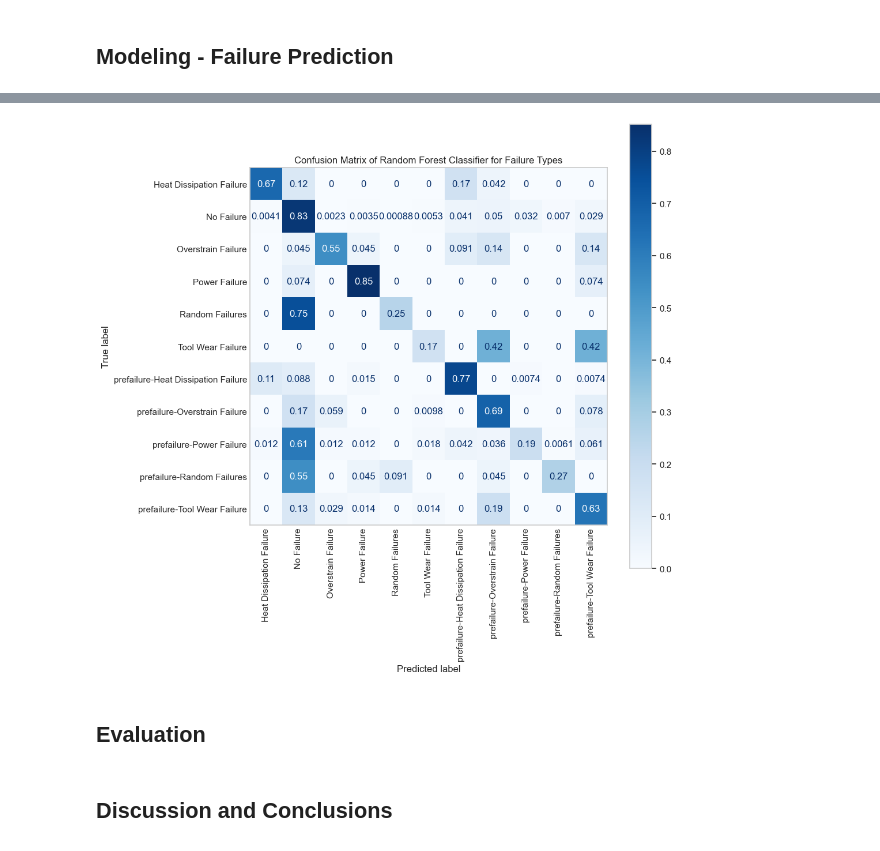
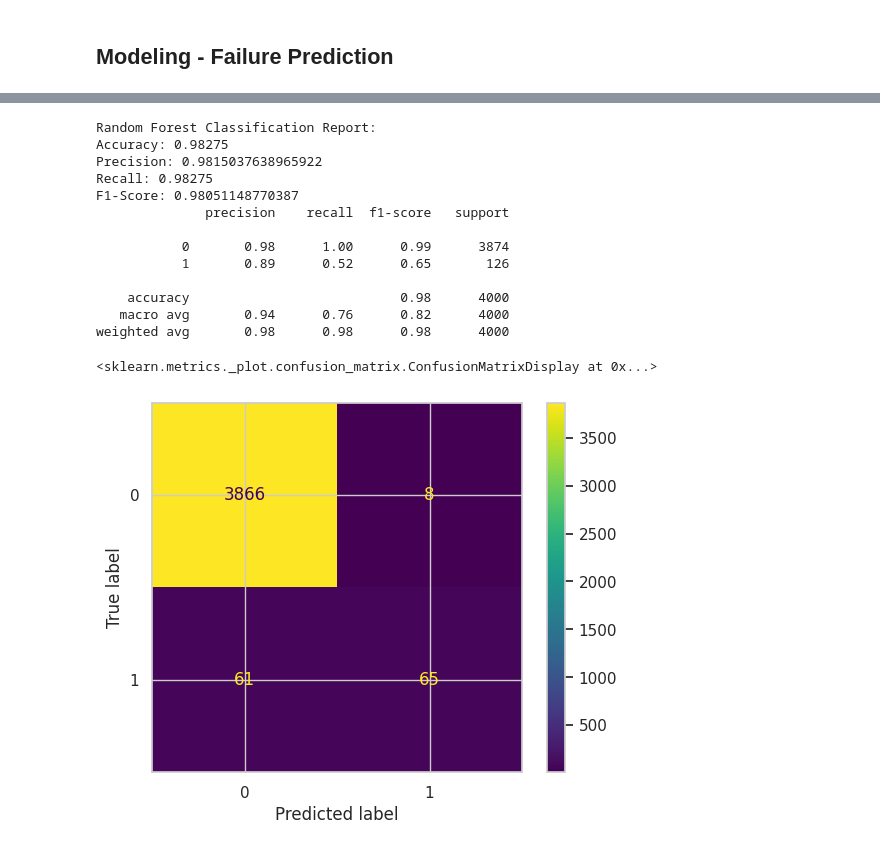
Before and after one commit to elan-wilkinson/Predicting-Manufacturing-Failure-Type, a Jupyter notebook: main.ipynb, the cells around one changed output, grey strips where cells are left out. Saved outputs shown, nothing was run; the diff lists cells and outputs as text; code cells hidden in the pictures.

```diff
--- a/main.ipynb
+++ b/main.ipynb
@@ -438,0 +576,12 @@ Accuracy Score: 78.3 %
+# %%
+# Building the Random Forest
+rf = RandomForestClassifier(random_state=0) # Create Random Forest classifer object
+rf = rf.fit(train_x, train_y) # Train Random Forest Classifer
+# %%
+# Evaluating the RF model
+rf_y_hat = rf.predict(train_x) # Predict the response for train dataset
+rf_y_pred = rf.predict(test_x) # Predict the response for test dataset
+
+# Compute training and test accuracy
+print("Train Accuracy:", metrics.accuracy_score(train_y, rf_y_hat))
+print("Test Accuracy:", metrics.accuracy_score(test_y, rf_y_pred))
@@ -465,19 +613,30 @@ prefailure-Heat Dissipation Failure       0.41      0.77      0.53       136
-# %%
-cm = confusion_matrix(test_y_types, rf_predictions, labels=rf_model.classes_, normalize='true')
-disp = ConfusionMatrixDisplay(confusion_matrix=cm,
-                              display_labels=rf_model.classes_)
-
-
-fig, ax = plt.subplots(figsize=(10,10))
-disp.plot(ax=ax, xticks_rotation='vertical', cmap = plt.cm.Blues)
-plt.grid(False)
-plt.tick_params(axis=u'both', which=u'both',length=0)
-
-plt.title('Confusion Matrix of Random Forest Classifier for Failure Types')
-plt.show()
-# %% [output]
-[figure, removed]
-# %% [markdown]
-## Evaluation
-# %% [markdown]
-## Discussion and Conclusions
+# %%
+# Random Forest
+# Calculate predicted probabilities for each class
+rf_probs = rf.predict_proba(test_x)
+print('Random Forest Classification Report:')
+print("Accuracy:", metrics.accuracy_score(test_y, rf_y_pred))
+print("Precision:", metrics.precision_score(test_y, rf_y_pred, average = 'weighted'))
+print("Recall:", metrics.recall_score(test_y, rf_y_pred, average = 'weighted'))
+print("F1-Score:", metrics.f1_score(test_y, rf_y_pred, average = 'weighted'))
+print(metrics.classification_report(test_y, rf_y_pred))
+
+# Create the confusion matrix
+cm = metrics.confusion_matrix(test_y, rf_y_pred)
+metrics.ConfusionMatrixDisplay(confusion_matrix=cm).plot()
+# %% [output]
+Random Forest Classification Report:
+Accuracy: 0.98275
+Precision: 0.9815037638965922
+Recall: 0.98275
+F1-Score: 0.98051148770387
+              precision    recall  f1-score   support
+
+           0       0.98      1.00      0.99      3874
+           1       0.89      0.52      0.65       126
+
+    accuracy                           0.98      4000
+   macro avg       0.94      0.76      0.82      4000
+weighted avg       0.98      0.98      0.98      4000
+<sklearn.metrics._plot.confusion_matrix.ConfusionMatrixDisplay at 0x...>
+[figure, added]
```
Also changed, not shown: parts of 51 cells of this notebook.
